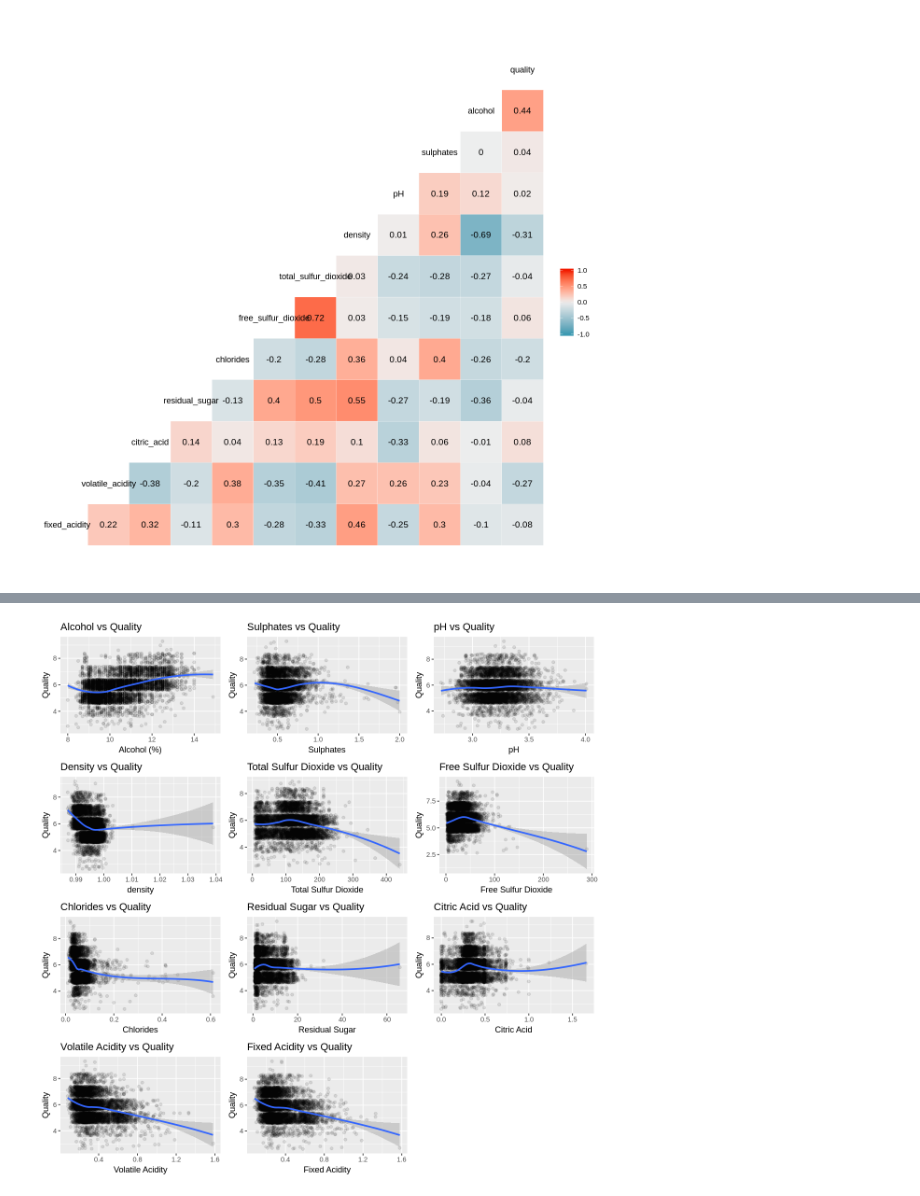
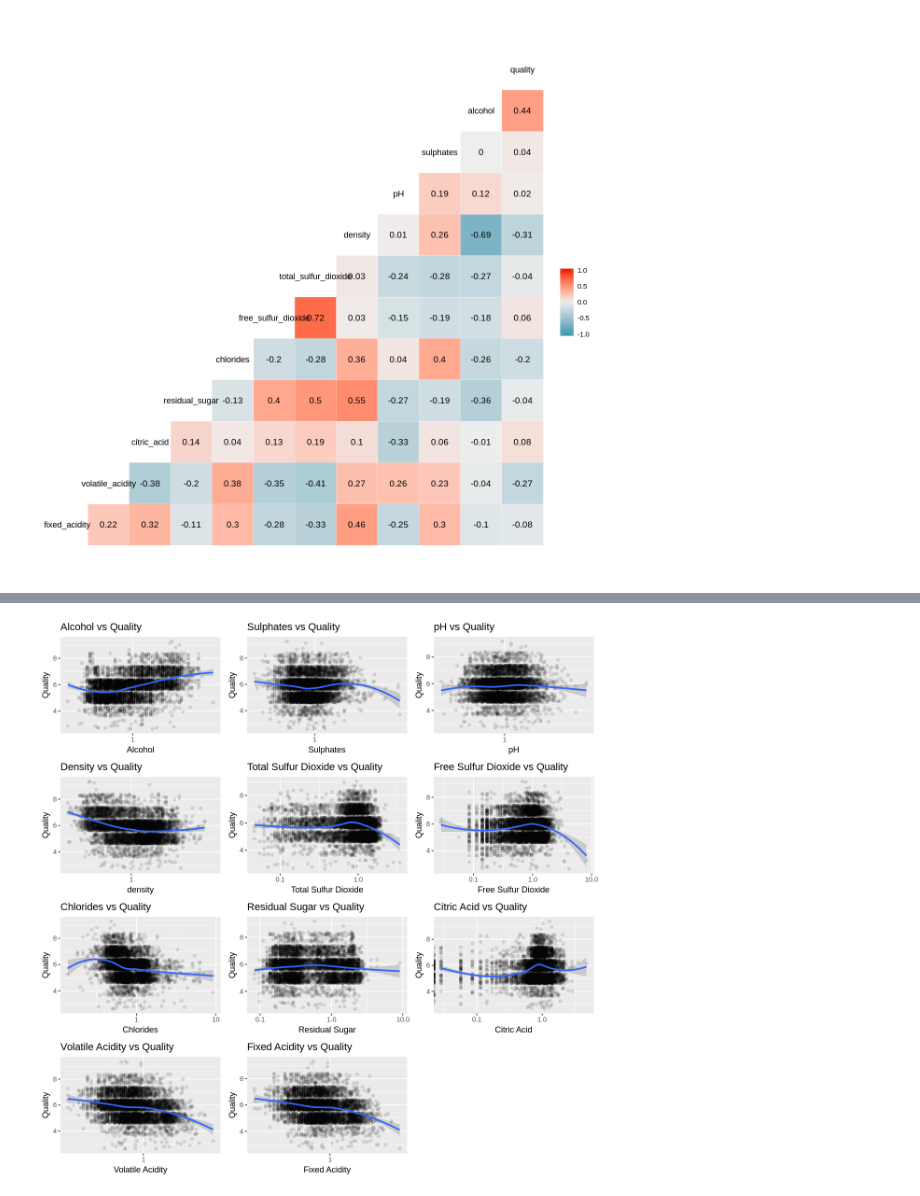
Before and after one commit to lexahl/DSCI-100-Group-Project-2019, a Jupyter notebook: Data-Set-Exploration (1).ipynb, the cells around one changed output, grey strips where cells are left out. Cells and saved outputs as stored; diff of their text form; code cells hidden in the pictures.

Commit message:
added documentation, improved charts

```diff
--- a/Data-Set-Exploration (1).ipynb
+++ b/Data-Set-Exploration (1).ipynb
@@ -134,0 +145,16 @@ quality_distribution
+# %%
+scaled_wine <- wine %>%
+  mutate(fixed_acidity = as.numeric(scale(fixed_acidity, center = FALSE)),
+         volatile_acidity = as.numeric(scale(volatile_acidity, center = FALSE)),
+         citric_acid = as.numeric(scale(citric_acid, center = FALSE)),
+         residual_sugar = as.numeric(scale(residual_sugar, center = FALSE)),
+         chlorides = as.numeric(scale(chlorides, center = FALSE)),
+         free_sulfur_dioxide = as.numeric(scale(free_sulfur_dioxide, center = FALSE)),
+         total_sulfur_dioxide = as.numeric(scale(total_sulfur_dioxide, center = FALSE)),
+         density = as.numeric(scale(density, center = FALSE)),
+         pH = as.numeric(scale(pH, center = FALSE)),
+         sulphates = as.numeric(scale(sulphates, center = FALSE)),
+         alcohol = as.numeric(scale(alcohol, center = FALSE)),
+         volatile_acidity = as.numeric(scale(volatile_acidity, center = FALSE)),
+         volatile_acidity = as.numeric(scale(volatile_acidity, center = FALSE)),
+        )
@@ -152,94 +178,100 @@ correlations
 # %% [output]
 [figure]
 # %%
-# There should be an easier way to graph these all automatically? But not sure since x-axis is always different.
-
 # The loess smoothing method appears to be in line with k-nn regression we are trying to do. It's what I have picked
-# for smoothihg lines in the charts for now, but will also do the typical k-nn calculations..
+# for smoothing lines in the charts for now, but will also do the typical k-nn calculations..
 # https://blogs.sas.com/content/iml/2016/10/17/what-is-loess-regression.html
 
 
 options(repr.plot.width=10,repr.plot.height=10)
 
-alcohol_plot <- ggplot(wine, aes(x = alcohol, y = quality)) +
+alcohol_plot <- ggplot(scaled_wine, aes(x = alcohol, y = quality)) +
     geom_point(alpha=0.1,position = "jitter") +
-    xlab("Alcohol (%)") +
+    xlab("Alcohol") +
     ylab("Quality") +
     ggtitle("Alcohol vs Quality") +
-    geom_smooth(method = "loess", na.rm = TRUE)
+    geom_smooth(method = "loess", na.rm = TRUE) +
+    scale_x_log10()
 
-sulphates_plot <- ggplot(wine, aes(x = sulphates, y = quality)) +
+sulphates_plot <- ggplot(scaled_wine, aes(x = sulphates, y = quality)) +
     geom_point(alpha=0.1,position = "jitter") +
     xlab("Sulphates") +
     ylab("Quality") +
     ggtitle("Sulphates vs Quality") +
-    geom_smooth(method = "loess", na.rm = TRUE)
+    geom_smooth(method = "loess", na.rm = TRUE) +
+    scale_x_log10()
 
-pH_plot <- ggplot(wine, aes(x = pH, y = quality)) +
+pH_plot <- ggplot(scaled_wine, aes(x = pH, y = quality)) +
     geom_point(alpha=0.1,position = "jitter") +
     xlab("pH") +
     ylab("Quality") +
     ggtitle("pH vs Quality") +
-    geom_smooth(method = "loess", na.rm = TRUE)
+    geom_smooth(method = "loess", na.rm = TRUE) +
+    scale_x_log10()
 
-density_plot <- ggplot(wine, aes(x = density, y = quality)) +
+density_plot <- ggplot(scaled_wine, aes(x = density, y = quality)) +
     geom_point(alpha=0.1,position = "jitter") +
     xlab("density") +
     ylab("Quality") +
     ggtitle("Density vs Quality") +
-    geom_smooth(method = "loess", na.rm = TRUE)
+    geom_smooth(method = "loess", na.rm = TRUE) +
+    scale_x_log10(limits=c(NA, 1.01))
 
-total_sulfur_dioxide_plot <- ggplot(wine, aes(x = total_sulfur_dioxide, y = quality)) +
+total_sulfur_dioxide_plot <- ggplot(scaled_wine, aes(x = total_sulfur_dioxide, y = quality)) +
     geom_point(alpha=0.1,position = "jitter") +
     xlab("Total Sulfur Dioxide") +
     ylab("Quality") +
     ggtitle("Total Sulfur Dioxide vs Quality") +
-    geom_smooth(method = "loess", na.rm = TRUE)
+    geom_smooth(method = "loess", na.rm = TRUE) +
+    scale_x_log10()
 
-
-free_sulfur_dioxide_plot <- ggplot(wine, aes(x = free_sulfur_dioxide, y = quality)) +
+free_sulfur_dioxide_plot <- ggplot(scaled_wine, aes(x = free_sulfur_dioxide, y = quality)) +
     geom_point(alpha=0.1,position = "jitter") +
     xlab("Free Sulfur Dioxide") +
     ylab("Quality") +
     ggtitle("Free Sulfur Dioxide vs Quality") +
-    geom_smooth(method = "loess", na.rm = TRUE)
+    geom_smooth(method = "loess", na.rm = TRUE) +
+    scale_x_log10()
 
-chlorides_plot <- ggplot(wine, aes(x = chlorides, y = quality)) +
+chlorides_plot <- ggplot(scaled_wine, aes(x = chlorides, y = quality)) +
     geom_point(alpha=0.1,position = "jitter") +
     xlab("Chlorides") +
     ylab("Quality") +
     ggtitle("Chlorides vs Quality") +
-    geom_smooth(method = "loess", na.rm = TRUE)
+    geom_smooth(method = "loess", na.rm = TRUE) +
+    scale_x_log10()
 
-
-residual_sugar_plot <- ggplot(wine, aes(x = residual_sugar, y = quality)) +
+residual_sugar_plot <- ggplot(scaled_wine, aes(x = residual_sugar, y = quality)) +
     geom_point(alpha=0.1,position = "jitter") +
     xlab("Residual Sugar") +
     ylab("Quality") +
     ggtitle("Residual Sugar vs Quality") +
-    geom_smooth(method = "loess", na.rm = TRUE)
+    geom_smooth(method = "loess", na.rm = TRUE) +
+    scale_x_log10()
 
-citric_acid_plot <- ggplot(wine, aes(x = citric_acid, y = quality)) +
+citric_acid_plot <- ggplot(scaled_wine, aes(x = citric_acid, y = quality)) +
     geom_point(alpha=0.1,position = "jitter") +
     xlab("Citric Acid") +
     ylab("Quality") +
     ggtitle("Citric Acid vs Quality") +
-    geom_smooth(method = "loess", na.rm = TRUE)
+    geom_smooth(method = "loess", na.rm = TRUE) +
+    scale_x_log10()
 
-volatile_acidity_plot <- ggplot(wine, aes(x = volatile_acidity, y = quality)) +
+volatile_acidity_plot <- ggplot(scaled_wine, aes(x = volatile_acidity, y = quality)) +
     geom_point(alpha=0.1,position = "jitter") +
     xlab("Volatile Acidity") +
     ylab("Quality") +
     ggtitle("Volatile Acidity vs Quality") +
-    geom_smooth(method = "loess", na.rm = TRUE)
+    geom_smooth(method = "loess", na.rm = TRUE) +
+    scale_x_log10()
 
-fixed_acidity_plot <- ggplot(wine, aes(x = volatile_acidity, y = quality)) +
+fixed_acidity_plot <- ggplot(scaled_wine, aes(x = volatile_acidity, y = quality)) +
     geom_point(alpha=0.1,position = "jitter") +
     xlab("Fixed Acidity") +
     ylab("Quality") +
     ggtitle("Fixed Acidity vs Quality") +
-    geom_smooth(method = "loess", na.rm = TRUE)
-
+    geom_smooth(method = "loess", na.rm = TRUE) +
+    scale_x_log10()
 
 grid.arrange(alcohol_plot, sulphates_plot, pH_plot, density_plot, total_sulfur_dioxide_plot, free_sulfur_dioxide_plot, chlorides_plot, residual_sugar_plot, citric_acid_plot, volatile_acidity_plot, fixed_acidity_plot)
 # %% [output]
@@ -246 +282 @@ grid.arrange(alcohol_plot, sulphates_plot, pH_plot, density_plot, total_sulfur_d
-[figure, old version]
+[figure, new version]
```
Also changed, not shown: parts of 18 cells of this notebook.
